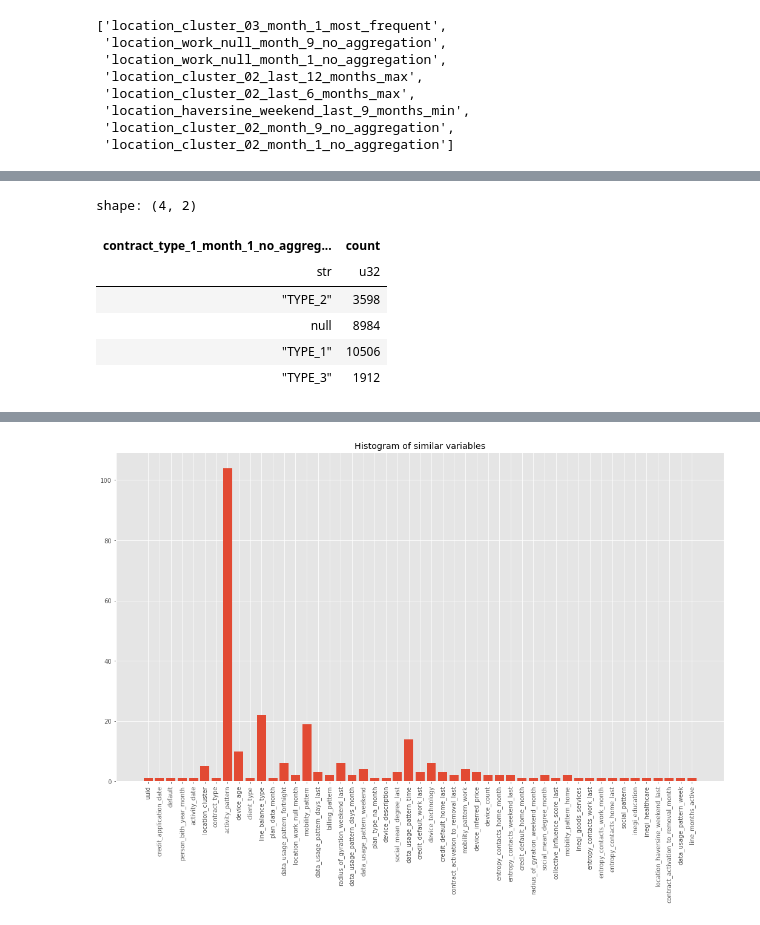
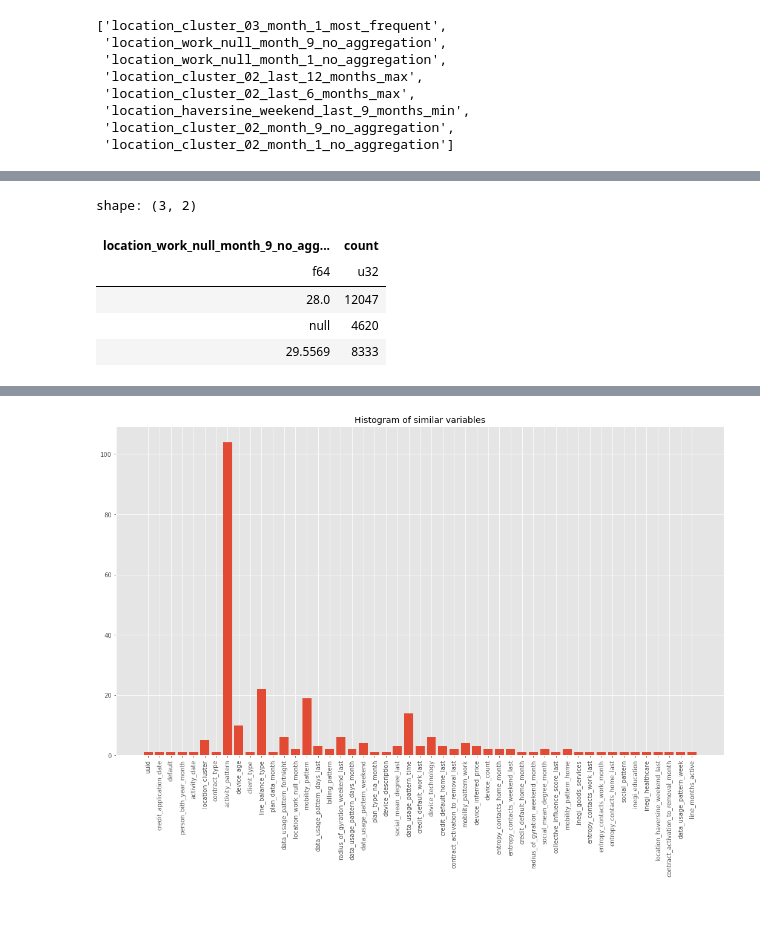
Before and after one commit to Rodma-BR/Loan-default-prediction, a Jupyter notebook: notebooks/EDA.ipynb, the cells around one changed output, grey strips where cells are left out. Saved outputs shown, nothing was run; the diff lists cells and outputs as text; code cells hidden in the pictures.

```diff
--- a/notebooks/EDA.ipynb
+++ b/notebooks/EDA.ipynb
@@ -104,10 +107,10 @@ shape: (10, 2)
-# %%
-df['contract_type_1_month_1_no_aggregation'].value_counts()
-# %% [output]
-shape: (4, 2)
-| contract_type_1_month_1_no_aggreg... | count |
-| str | u32 |
-| "TYPE_2" | 3598 |
-| null | 8984 |
-| "TYPE_1" | 10506 |
-| "TYPE_3" | 1912 |
+# %%
+# Check if this is indeed binary variable
+df["location_work_null_month_9_no_aggregation"].value_counts()
+# %% [output]
+shape: (3, 2)
+| location_work_null_month_9_no_agg... | count |
+| f64 | u32 |
+| 28.0 | 12047 |
+| null | 4620 |
+| 29.5569 | 8333 |
```
Also changed, not shown: parts of 15 cells of this notebook, 4 other files.
